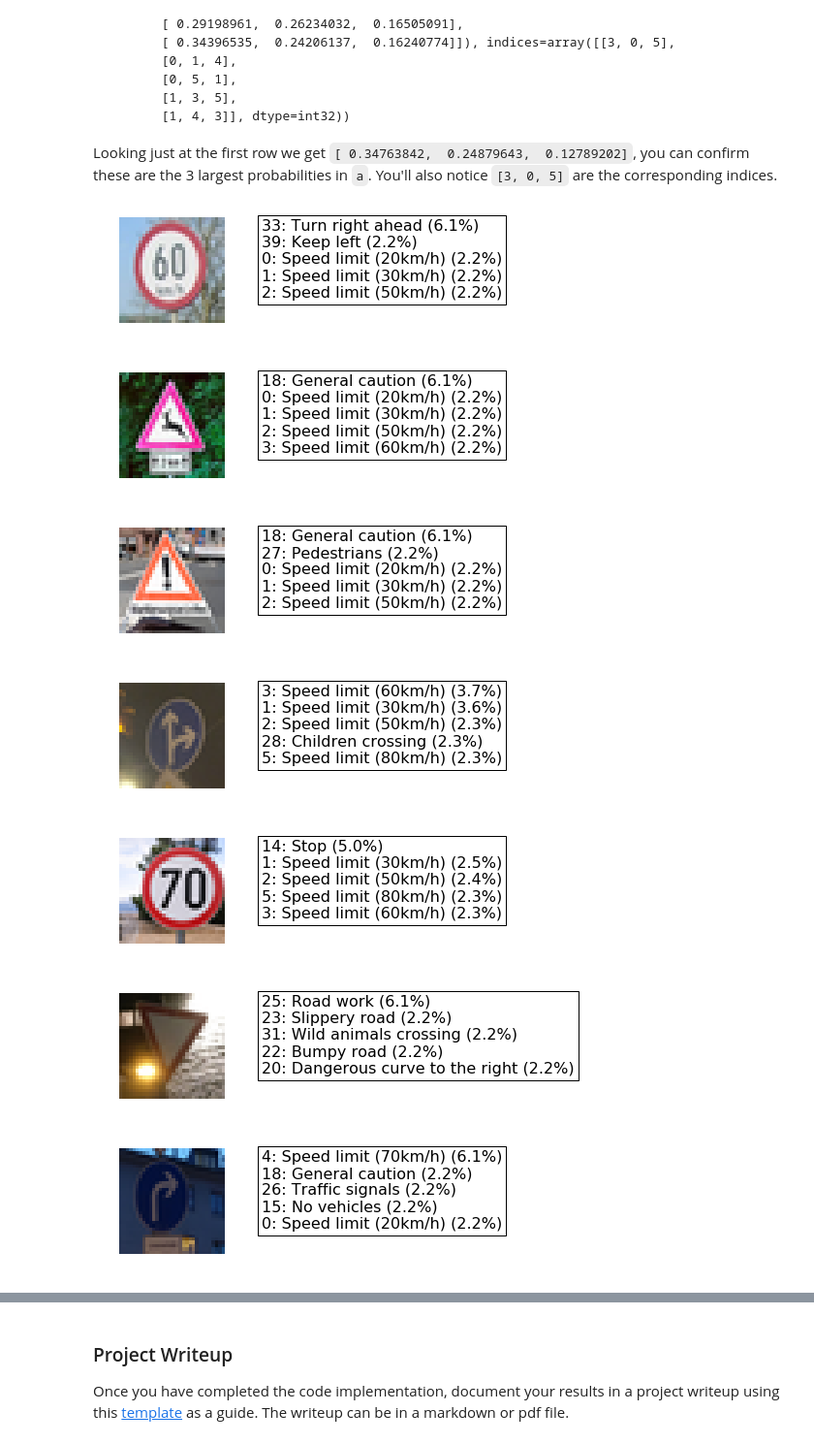
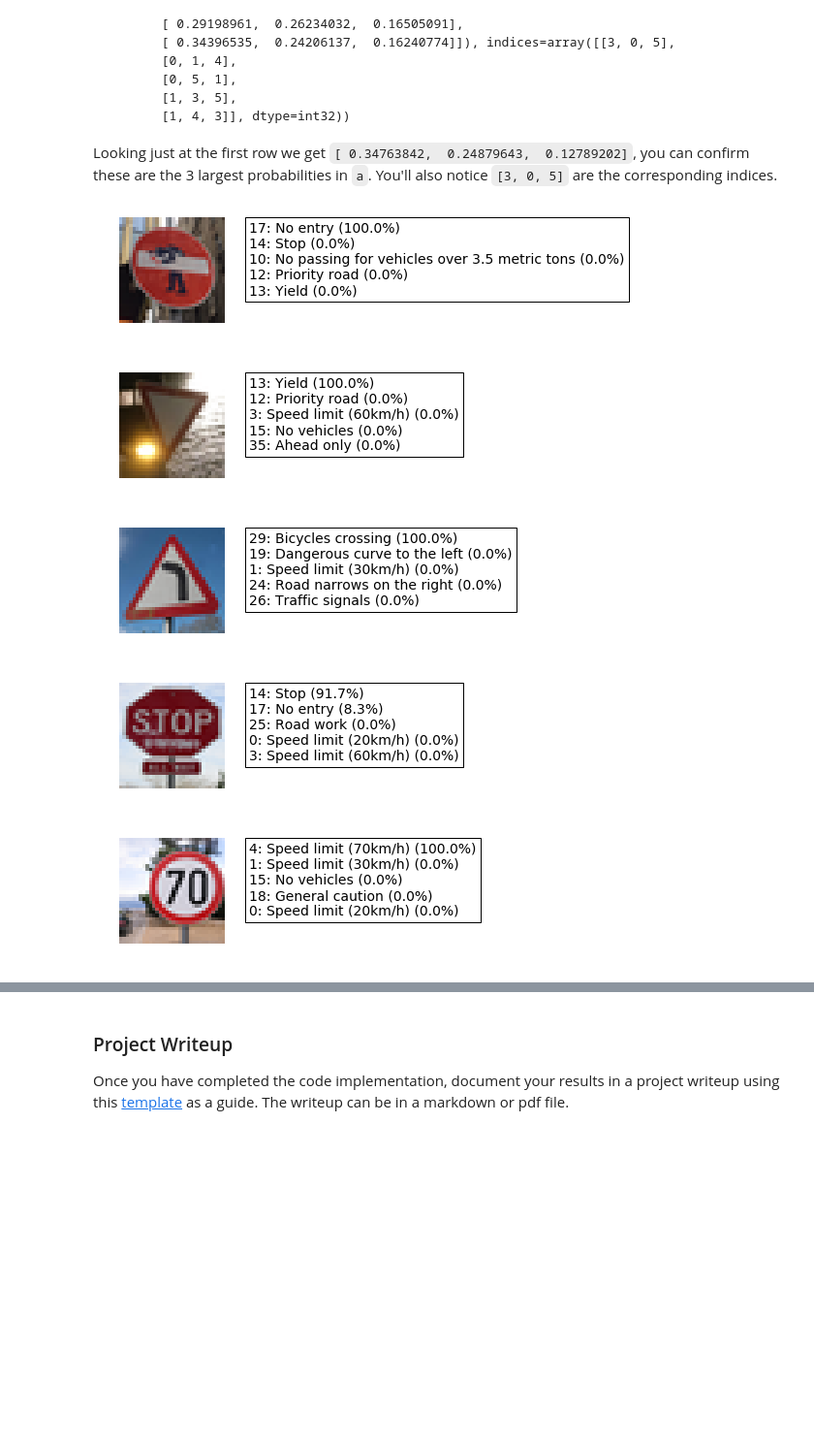
Before and after one commit to josehoras/Traffic-Sign-Classifier, a Jupyter notebook: Traffic_Sign_Classifier.ipynb, the cells around one changed output, grey strips where cells are left out. Shown: that part at 97% size. Drawn from its saved outputs; the diff is of its cells as text; code cells hidden in the pictures; blank space fills up the shorter version.

```diff
--- a/Traffic_Sign_Classifier.ipynb
+++ b/Traffic_Sign_Classifier.ipynb
@@ -297,7 +297,7 @@ loss_series = []
 train_acc_series = []
 val_acc_series = []
 acc_x = []
-training = True
+training = False
 if training:
     with tf.Session() as sess:
         sess.run(tf.global_variables_initializer())
@@ -406,14 +391,16 @@ internet7_14.jpg
 # %%
 with tf.Session() as sess:
     saver.restore(sess, './traffic_model')
-    predictions = sess.run(prediction, feed_dict={x: images_pre, keep_prob: 1})
-    best_logits = sess.run(tf.nn.top_k(tf.nn.softmax(logits), k=5), feed_dict={x: images_pre, keep_prob: 1})
+    predictions = sess.run(prediction, feed_dict={x: my_images_pre, keep_prob: 1})
+    best_logits = sess.run(tf.nn.top_k(tf.nn.softmax(logits), k=5), feed_dict={x: my_images_pre, keep_prob: 1})
 # Plot predictions on validation set after training
-f, ((ax1, ax2, ax3), (ax4, ax5, ax6), (ax7, ax8, ax9)) = plt.subplots(3, 3, figsize=(10, 6))
-for i, ax in enumerate((ax1, ax2, ax3, ax4, ax5, ax6, ax7, ax8, ax9)):
-    ax.imshow(images[i])
+f, ((ax1, ax2, ax3), (ax4, ax5, ax6)) = plt.subplots(2, 3, figsize=(10, 6))
+for i, ax in enumerate((ax1, ax2, ax3, ax4, ax5, ax6)):
     ax.axis('off')
-    ax.set_title(str(predictions[i]) + ": " + signs_dict[str(predictions[i])])
+    if i < my_images.shape[0]:
+        ax.imshow(my_images[i])
+        ax.set_title(str(predictions[i]) + ": " + signs_dict[str(predictions[i])])
 plt.show()
+f.savefig("writeup_images/predictions.jpg")
 # %% [output]
 INFO:tensorflow:Restoring parameters from ./traffic_model
@@ -475,24 +456,23 @@ TopKV2(values=array([[ 0.34763842,  0.24879643,  0.12789202],
 Looking just at the first row we get `[ 0.34763842,  0.24879643,  0.12789202]`, you can confirm these are the 3 largest probabilities in `a`. You'll also notice `[3, 0, 5]` are the corresponding indices.
 # %%
 ### Print out the top five softmax probabilities for the predictions on the German traffic sign images found on the web.
-for i in range(9):
-    f, (ax1, ax2, ax3) = plt.subplots(1, 3, figsize=(8, 2))
+for i in range(5):
+    f, (ax1, ax2, ax3) = plt.subplots(1, 3, figsize=(10, 2))
     for ax in (ax1, ax2, ax3):
         ax.axis('off')
     ax1.imshow(images[i])
     txt = ''
     for j in range(5):
         logit = str(best_logits[1][i][j])
         prob = "%.1f" % (best_logits[0][i][j] * 100)
         txt = txt + logit + ": " + signs_dict[logit] + ' (' + prob + '%)'
         if j < 4: txt = txt + '\n'
-    f.text(0.4, 0.87, txt, fontsize=16, va='top', bbox={'facecolor':'None'})
+    f.text(0.35, 0.85, txt, fontsize=14, va='top', bbox={'facecolor':'None'})
     plt.show()
+    f.savefig("writeup_images/pred_performance_" + str(i) + ".jpg")
 # %% [output]
-[figure, old version]
+[figure, new version]
-[figure, old version]
+[figure, new version]
-[figure, old version]
+[figure, new version]
-[figure, old version]
+[figure, new version]
-[figure, old version]
+[figure, new version]
-[figure, removed]
-[figure, removed]
```
Also changed, not shown: parts of 6 cells of this notebook, 4 other files.
